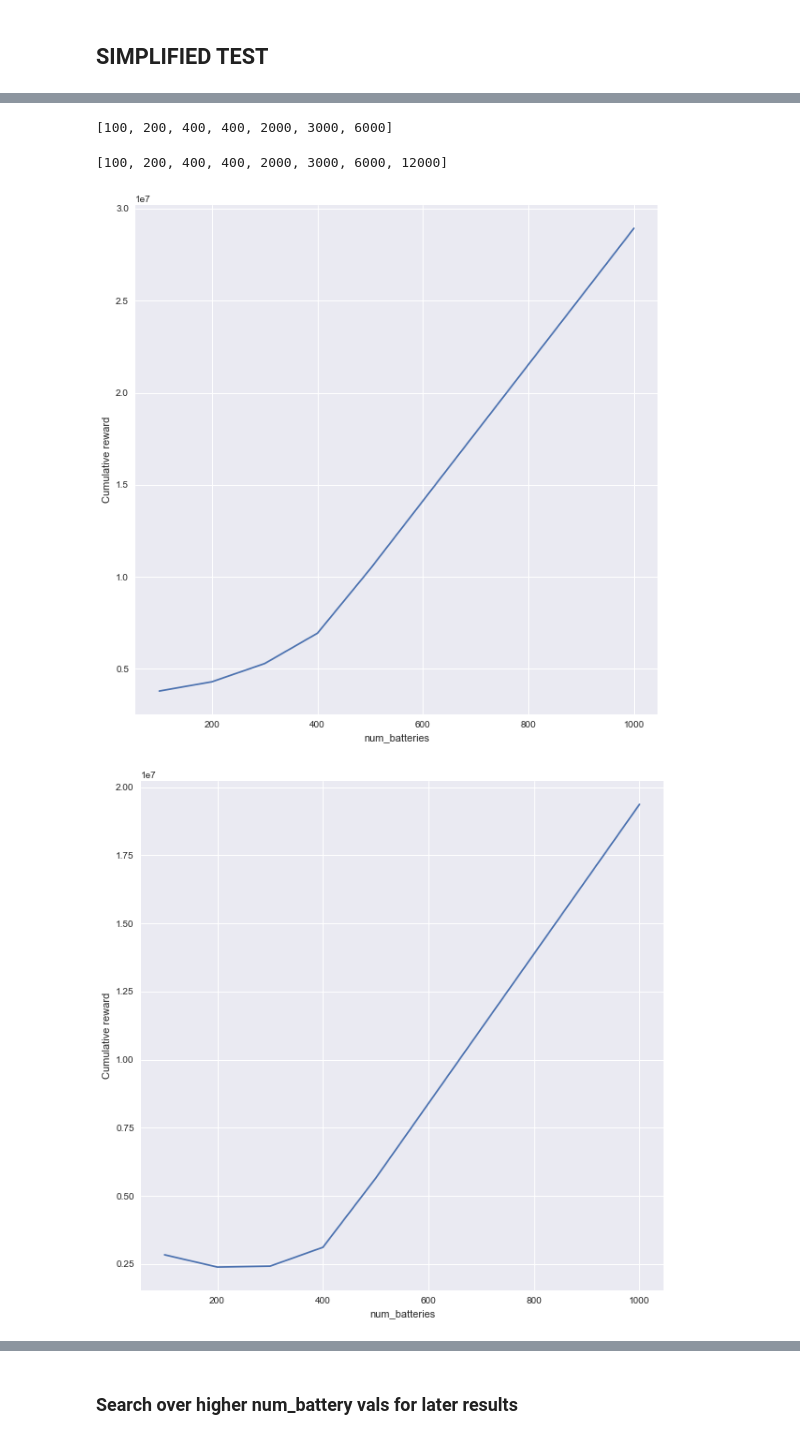
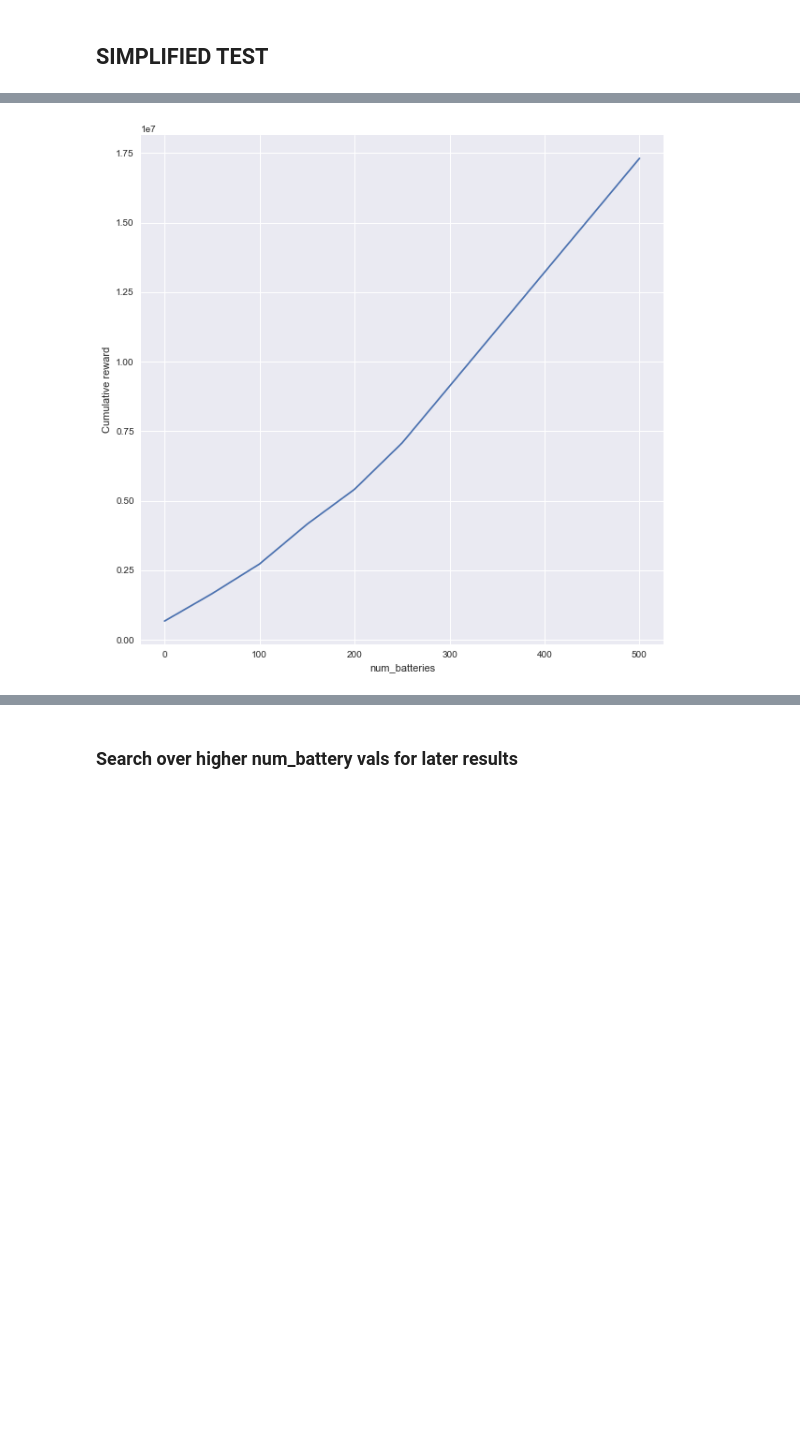
Before and after one commit to amzn/supply-chain-simulation-environment, a Jupyter notebook: src/bayesian_optimization/sensitivity_analysis.ipynb, the cells around one changed output, grey strips where cells are left out. Drawn from its saved outputs; the diff is of its cells as text; code cells hidden in the pictures; blank space fills up the shorter version.

Commit message:
extra SA experimentation

```diff
--- a/src/bayesian_optimization/sensitivity_analysis.ipynb
+++ b/src/bayesian_optimization/sensitivity_analysis.ipynb
@@ -339,8 +342,12 @@ timsteps_per_week = 336
 num_weeks = 52
 # %%
 min_battery_results = []
-max_num_batteries_experiment = [1000, 1000, 1000, 1000, 2000, 3000, 6000, 12000]
-battery_penalties = [-400000, -350000, -300000, -250000, -200000, -150000, -100000, -50000]
+#max_num_batteries_experiment = [500, 500, 800, 800, 4000, 6000]
+#min_num_batteries_experiment = [100, 100, 100, 100, 2000, 4000]
+max_num_batteries_experiment = [500]
+min_num_batteries_experiment = [0]
+#battery_penalties = [-350000, -300000, -250000, -200000, -150000, -100000]
+battery_penalities = [-200000]
 
 for i, penalty in enumerate(tqdm(battery_penalties)):
     max_num_batteries = max_num_batteries_experiment[i]
@@ -355,7 +362,9 @@ for i, penalty in enumerate(tqdm(battery_penalties)):
 
     #design = RandomDesign(parameter_space)
 
-    X = np.arange(int(max_num_batteries/num_data_points), max_num_batteries+1, int(max_num_batteries/num_data_points))
+    X = np.arange(min_num_batteries_experiment[i], max_num_batteries_experiment[i]+1,
+                  int((max_num_batteries_experiment[i]-min_num_batteries_experiment[i])/num_data_points))
+
     X = np.array([[n]for n in X])
 
     # Add column to specify the battery penalty
@@ -381,4 +397 @@ for i, penalty in enumerate(tqdm(battery_penalties)):
-[100, 200, 400, 400, 2000, 3000, 6000]
-[100, 200, 400, 400, 2000, 3000, 6000, 12000]
-[figure, old version]
+[figure, new version]
-[figure, removed]
```
Also changed, not shown: parts of 3 cells of this notebook, 12 other files.
